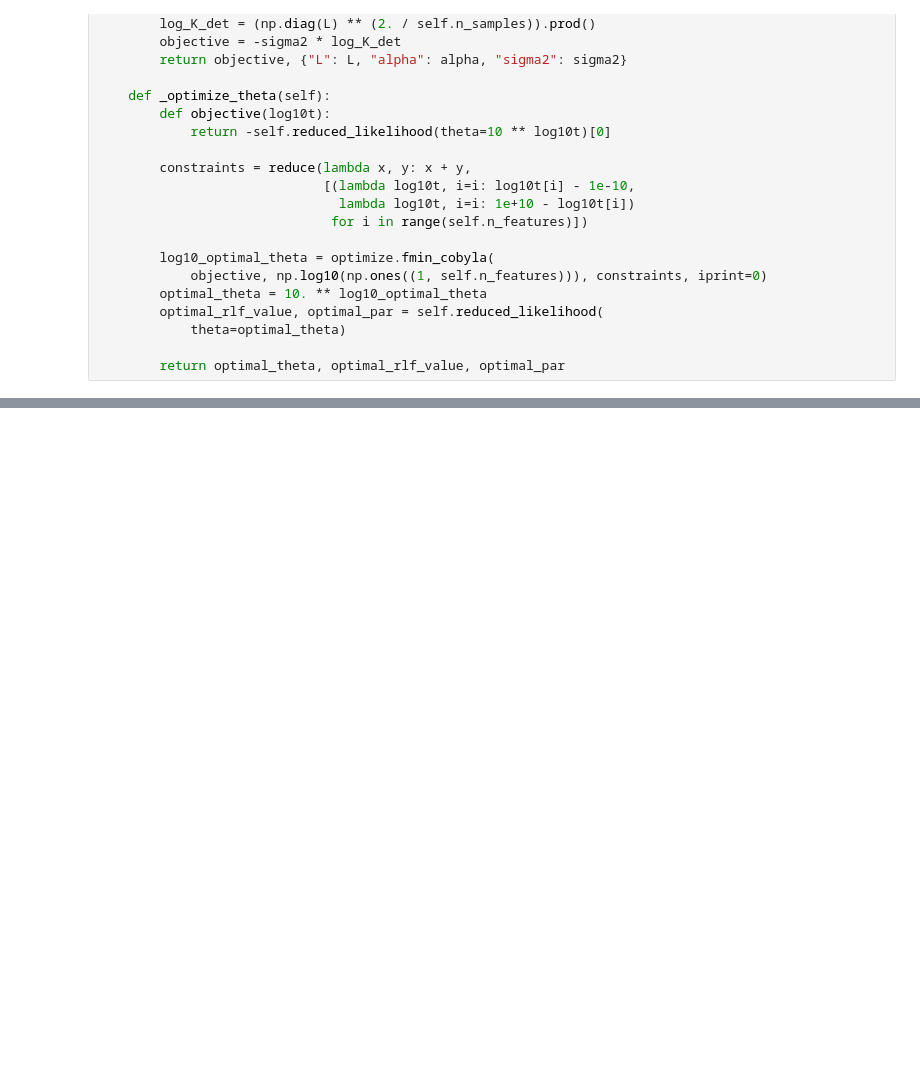
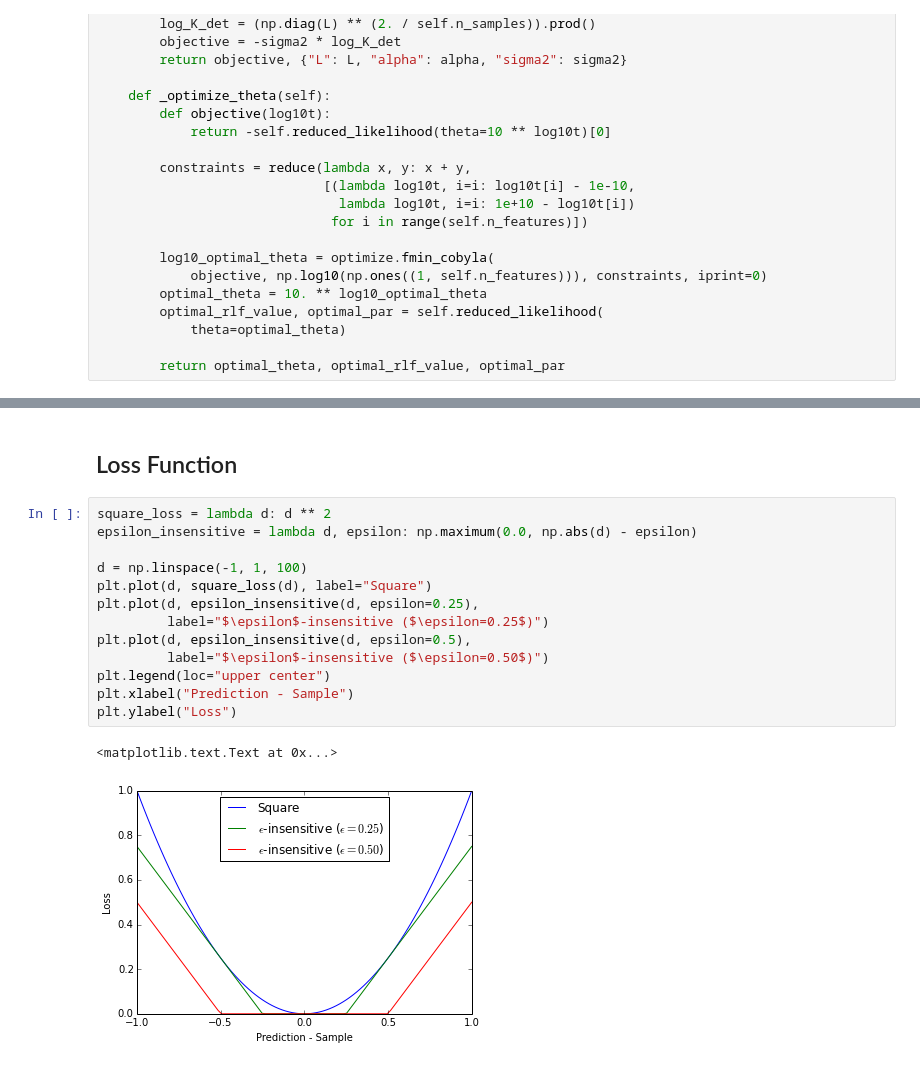
Before and after one commit to AlexanderFabisch/regression-tutorial, a Jupyter notebook: regression.ipynb, the cells around one changed output, grey strips where cells are left out. Cells and saved outputs as stored; diff of their text form; blank space fills up the shorter version.

```diff
--- a/regression.ipynb
+++ b/regression.ipynb
@@ -327,0 +378,18 @@ plt.plot(x, y_pred)
+# %% [markdown]
+## Loss Function
+# %%
+square_loss = lambda d: d ** 2
+epsilon_insensitive = lambda d, epsilon: np.maximum(0.0, np.abs(d) - epsilon)
+
+d = np.linspace(-1, 1, 100)
+plt.plot(d, square_loss(d), label="Square")
+plt.plot(d, epsilon_insensitive(d, epsilon=0.25),
+         label="$\epsilon$-insensitive ($\epsilon=0.25$)")
+plt.plot(d, epsilon_insensitive(d, epsilon=0.5),
+         label="$\epsilon$-insensitive ($\epsilon=0.50$)")
+plt.legend(loc="upper center")
+plt.xlabel("Prediction - Sample")
+plt.ylabel("Loss")
+# %% [output]
+<matplotlib.text.Text at 0x...>
+[figure, added]
```
Also changed, not shown: parts of 34 cells of this notebook.
